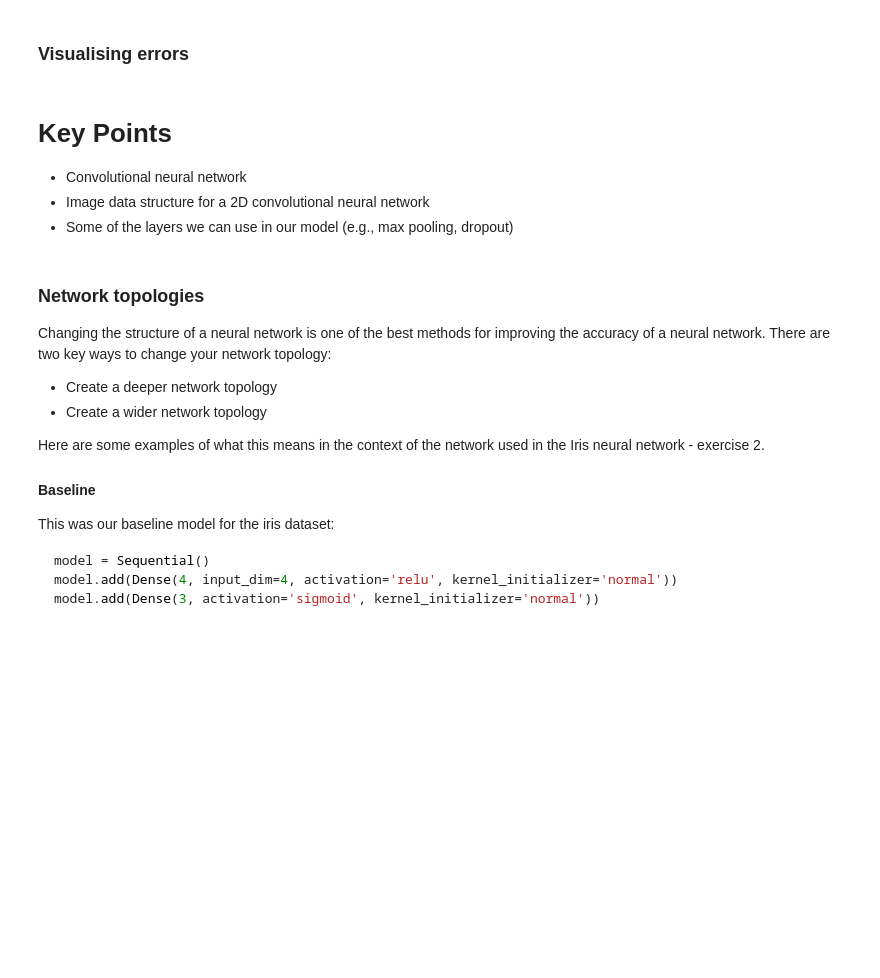
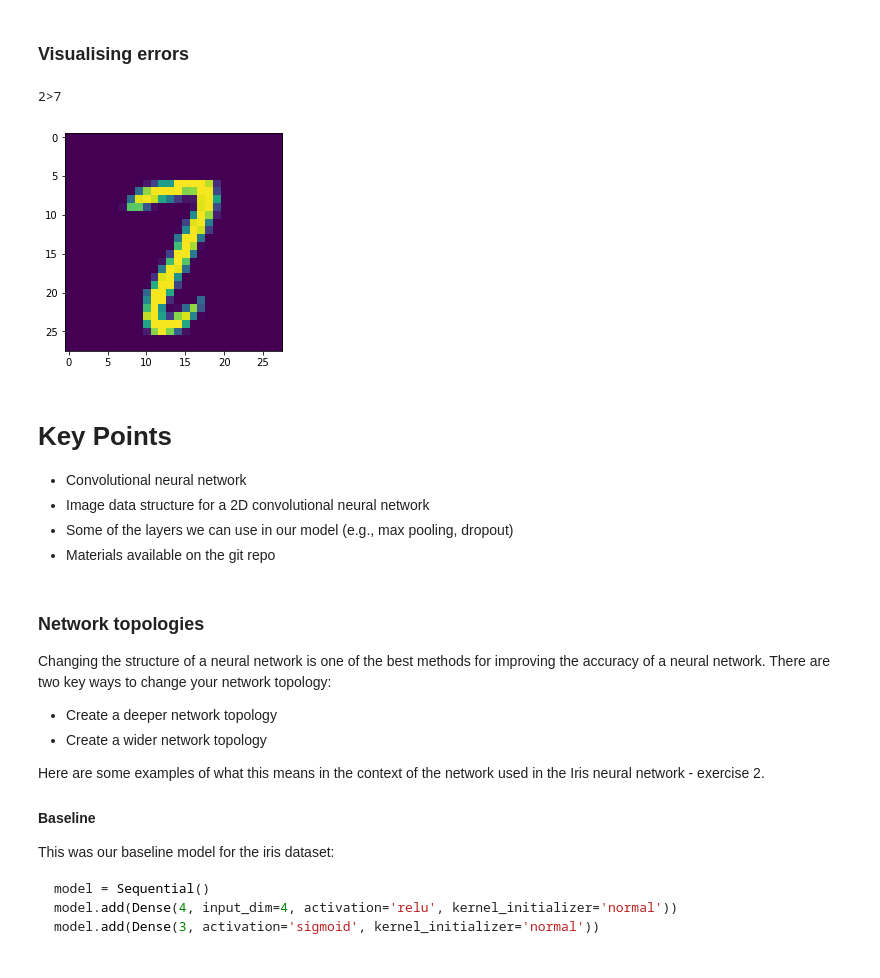
Before and after one commit to UoA-eResearch/deep-learning-tutorial-2019, a Jupyter notebook: Exercise 3 - conv nets mnist.ipynb, the cells around one changed output. Cells and saved outputs as stored; diff of their text form; code cells hidden in the pictures; blank space fills up the shorter version.

```diff
--- a/Exercise 3 - conv nets mnist.ipynb
+++ b/Exercise 3 - conv nets mnist.ipynb
@@ -246,21 +241,23 @@ print(matrix)
 # %% [markdown]
 ### Visualising errors
 # %%
-pred_right = y == y_pred
-
+pred_right = y_test == y_pred
 wrong = [i for i, pred in enumerate(pred_right) if pred==False]
-
-error_example = wrong[0]
-
-plt.imshow(X[error_example,:,:,0])
-print("{0}>{1}".format(y[error_example], y_pred[error_example]))
+# %%
+error_example = wrong[5]
+plt.imshow(X_test[error_example,:,:,0])
+print("{0}>{1}".format(y_test[error_example], y_pred[error_example]))
+# %% [output]
+2>7
+[figure, added]
 # %% [markdown]
 # Key Points
 
 
 *  Convolutional neural network
-*   Image data structure for a 2D convolutional neural network
+*  Image data structure for a 2D convolutional neural network
 *  Some of the layers we can use in our model (e.g., max pooling, dropout)
+* Materials available on the git repo
 # %% [markdown]
 ### Network topologies
 Changing the structure of a neural network is one of the best methods for improving the accuracy of a neural network. There are two key ways to change your network topology:
```
Also changed, not shown: parts of 24 cells of this notebook.
